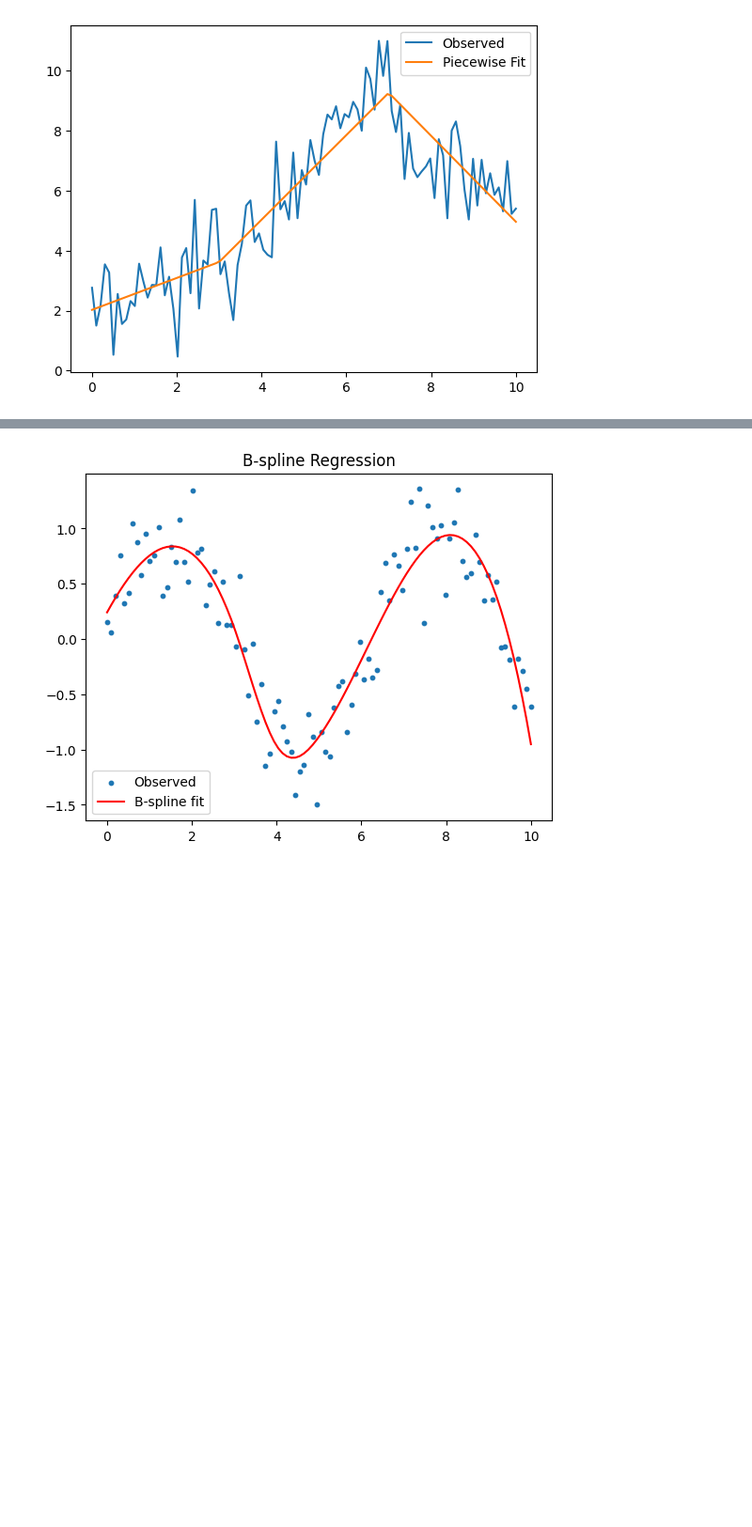
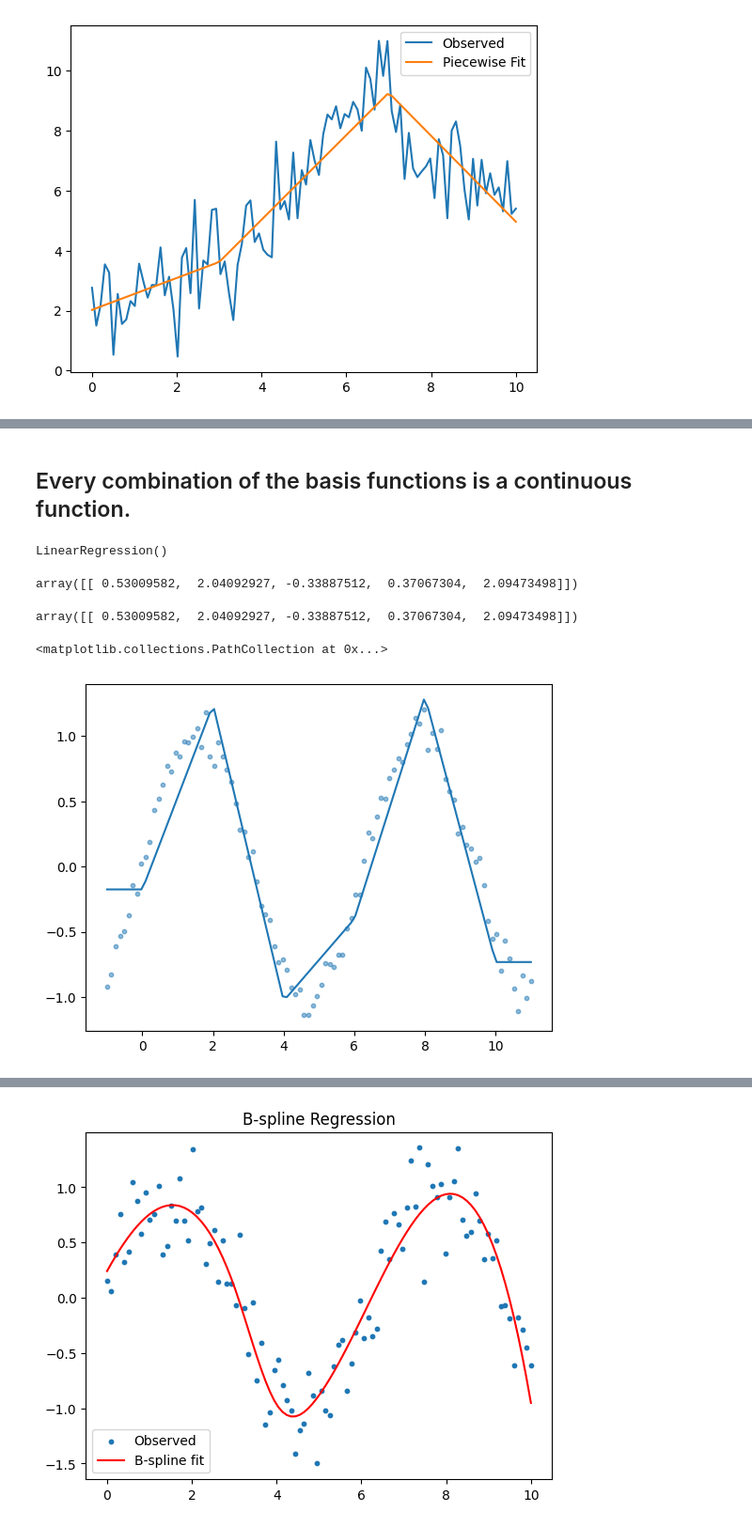
Before and after one commit to YimingZhang07/quantbullet, a Jupyter notebook: docs/research/constrained-ols.ipynb, the cells around one changed output, grey strips where cells are left out. Shown at 94% size. Drawn from its saved outputs; the diff is of its cells as text; code cells hidden in the pictures; blank space fills up the shorter version.

```diff
--- a/docs/research/constrained-ols.ipynb
+++ b/docs/research/constrained-ols.ipynb
@@ -192,0 +309,17 @@ plt.show()
+# %% [markdown]
+## Every combination of the basis functions is a continuous function.
+# %%
+spline = SplineTransformer(degree=1, knots = np.array([0, 2, 4, 6, 8, 10]).reshape(-1, 1), include_bias=False, extrapolation='constant')
+x = np.linspace(-1, 11, 100).reshape(-1, 1)
+y = np.sin(x) + np.random.normal(scale=0.1, size=x.shape)
+spline.fit(x)
+x_basis = spline.transform(x)
+# %%
+r = LinearRegression()
+r.fit(x_basis, y)
+# %% [output]
+LinearRegression()
+# %%
+r.coef_
+# %% [output]
+array([[ 0.53009582,  2.04092927, -0.33887512,  0.37067304,  2.09473498]])
@@ -192,0 +328,10 @@ plt.show()
+# %%
+r.coef_
+# %% [output]
+array([[ 0.53009582,  2.04092927, -0.33887512,  0.37067304,  2.09473498]])
+# %%
+plt.plot( x, x_basis @ np.array([[ 0.55703942,  1.97507151, -0.2974766 ,  0.33007822,  2.0390433 ]]).T + r.intercept_)
+plt.scatter(x, y, s=10, alpha=0.5)
+# %% [output]
+<matplotlib.collections.PathCollection at 0x...>
+[figure, added]
```
Also changed, not shown: parts of 49 cells of this notebook, 8 other files.
